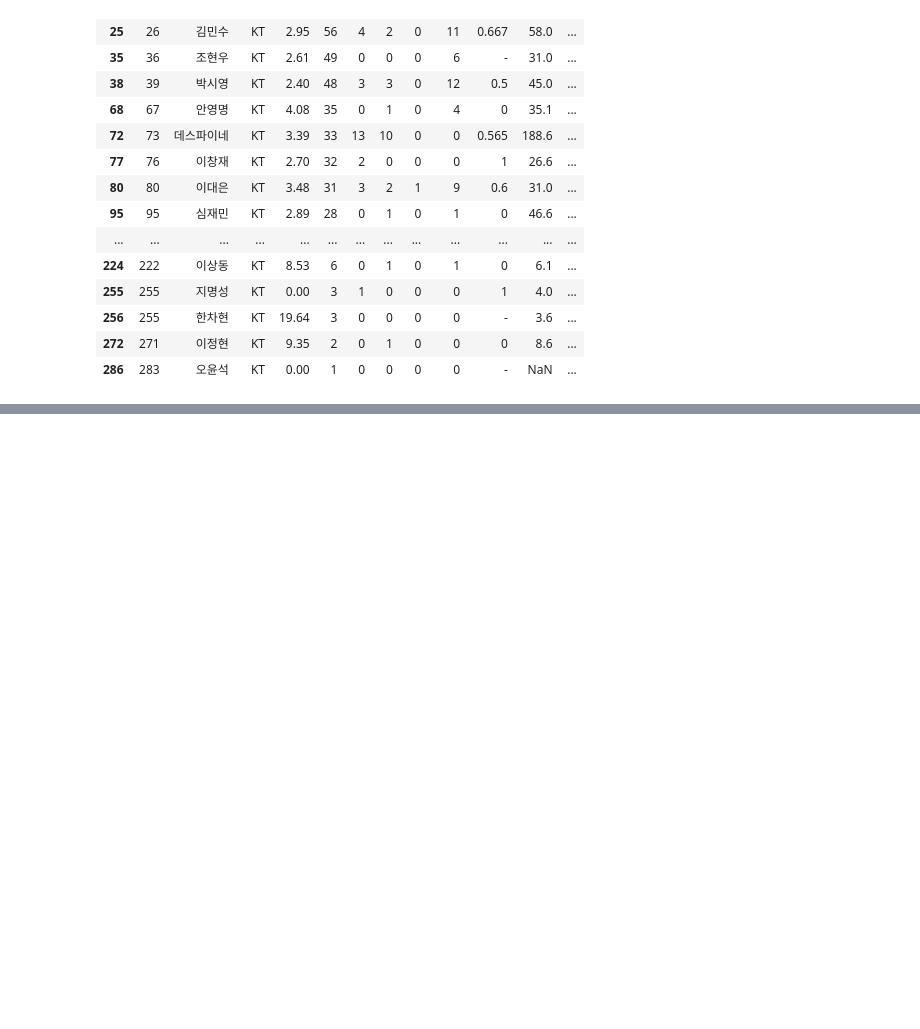
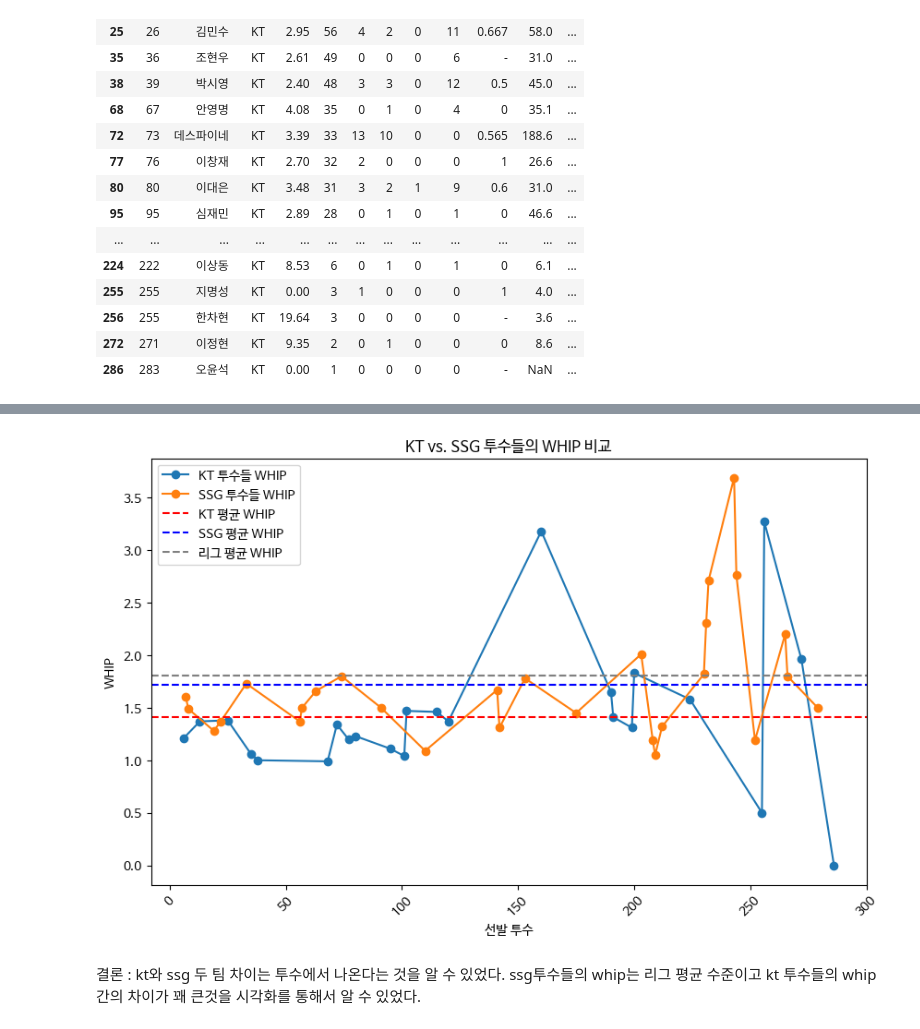
Before and after one commit to Jhheon/java, a Jupyter notebook: 파이썬과데이터분석_프로젝트_.ipynb, the cells around one changed output, grey strips where cells are left out. Saved outputs shown, nothing was run; the diff lists cells and outputs as text; code cells hidden in the pictures; blank space fills up the shorter version.

```diff
--- a/파이썬과데이터분석_프로젝트_.ipynb
+++ b/파이썬과데이터분석_프로젝트_.ipynb
@@ -840,0 +861,29 @@ ssg_pitchers
+# %%
+# KT와 SSG 투수들의 WHIP 데이터 가져오기
+kt_pitchers_whip = kt_pitchers['WHIP']
+ssg_pitchers_whip = ssg_pitchers['WHIP']
+
+# KT와 SSG 팀의 평균 WHIP 계산
+kt_avg_whip = kt_pitchers_whip.mean()
+ssg_avg_whip = ssg_pitchers_whip.mean()
+
+# KBO 리그 평균 WHIP 계산
+kbo_avg_whip = kbo_pitcher_2021['WHIP'].mean()
+
+# 그래프 그리기
+plt.figure(figsize=(10, 6))
+plt.plot(kt_pitchers_whip, 'o-', label='KT 투수들 WHIP')
+plt.plot(ssg_pitchers_whip, 'o-', label='SSG 투수들 WHIP')
+plt.axhline(kt_avg_whip, color='red', linestyle='--', label='KT 평균 WHIP')
+plt.axhline(ssg_avg_whip, color='blue', linestyle='--', label='SSG 평균 WHIP')
+plt.axhline(kbo_avg_whip, color='gray', linestyle='--', label='리그 평균 WHIP')
+plt.title('KT vs. SSG 투수들의 WHIP 비교')
+plt.xlabel('선발 투수')
+plt.ylabel('WHIP')
+plt.legend()
+plt.xticks(rotation=45)
+plt.show()
+# %% [output]
+[figure, added]
+# %% [markdown]
+결론 : kt와 ssg 두 팀 차이는 투수에서 나온다는 것을 알 수 있었다. ssg투수들의 whip는 리그 평균 수준이고 kt 투수들의 whip 간의 차이가 꽤 큰것을 시각화를 통해서 알 수 있었다.
```
Also changed, not shown: parts of 16 cells of this notebook.
